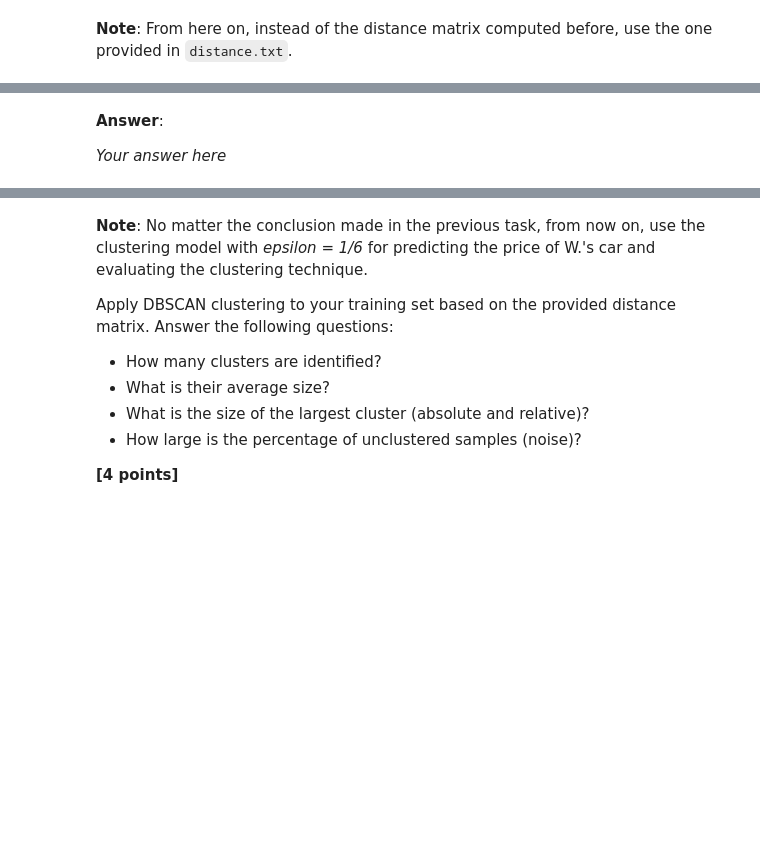
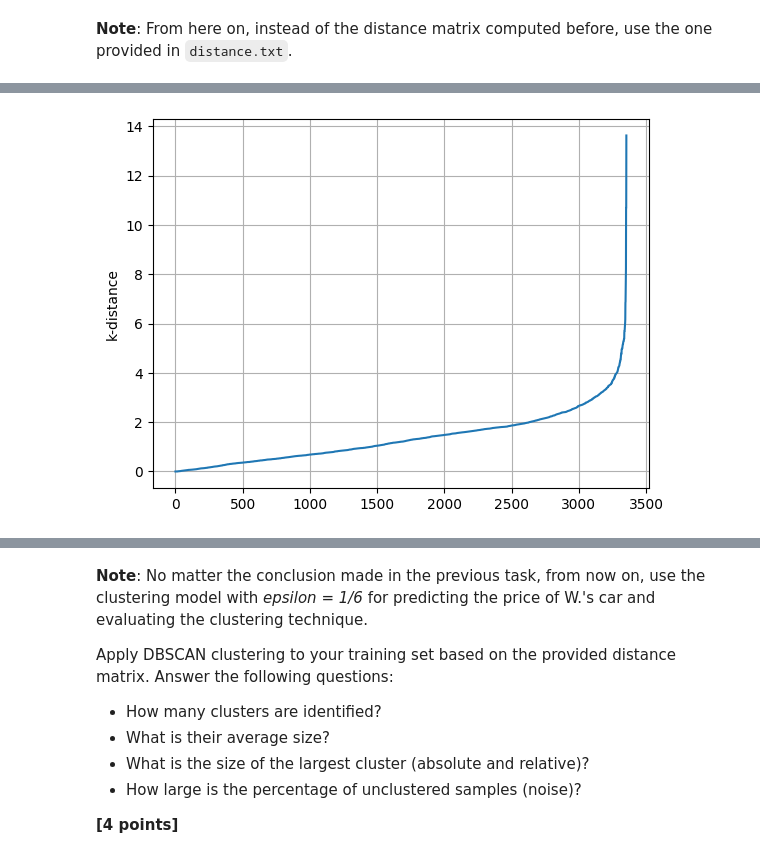
Before and after one commit to Floyden/IDS1, a Jupyter notebook: IDS_WS23_Assignment_part_1-student_updated.ipynb, the cells around one changed output, grey strips where cells are left out. Drawn from its saved outputs; the diff is of its cells as text; code cells hidden in the pictures; blank space fills up the shorter version.

```diff
--- a/IDS_WS23_Assignment_part_1-student_updated.ipynb
+++ b/IDS_WS23_Assignment_part_1-student_updated.ipynb
@@ -525,3 +551,9 @@ Use *brand*, *milage*, *fuel_type*, *accident*, *clean_title* and *horse_power*
+# %%
+features = ['brand', 'fuel_type', 'horsepower', 'accident', 'clean_title']
+d_feat = df[features]
+d_target = df['price']
+
+f_train, f_test, t_train, t_test = train_test_split(d_feat, d_target, test_size=0.05, random_state=3)
 # %% [markdown]
 ### (ii) Computing the distance matrix
 
@@ -562,3 +604,18 @@ According to a common heuristic, set the minPts parameter of DBSCAN to twice the
+# %%
+# Your code here
+from sklearn.neighbors import NearestNeighbors
+
+minPts = len(features) * 2
+neighbors = NearestNeighbors(n_neighbors=minPts-1).fit(dist)
+distances, indices = neighbors.kneighbors(dist)
+distances = np.sort(distances, axis=0)[:,1]
+
+plt.plot(distances)
+plt.ylabel('k-distance')
+plt.grid(True)
+plt.show()
+# %% [output]
+[figure, added]
 # %% [markdown]
 Now you have to determine values for the *epsilon* parameter. Based on the previous plot, perform DBSCAN where you vary *epsilon* in the interval (0.0, 0.3] by steps of 0.01.
 
@@ -579,4 +632,0 @@ Based on these diagrams, which value for *epsilon* seems to be most suitable? Ex
-# %% [markdown]
-**Answer**:
-
-*Your answer here*
```
Also changed, not shown: parts of 36 cells of this notebook.
